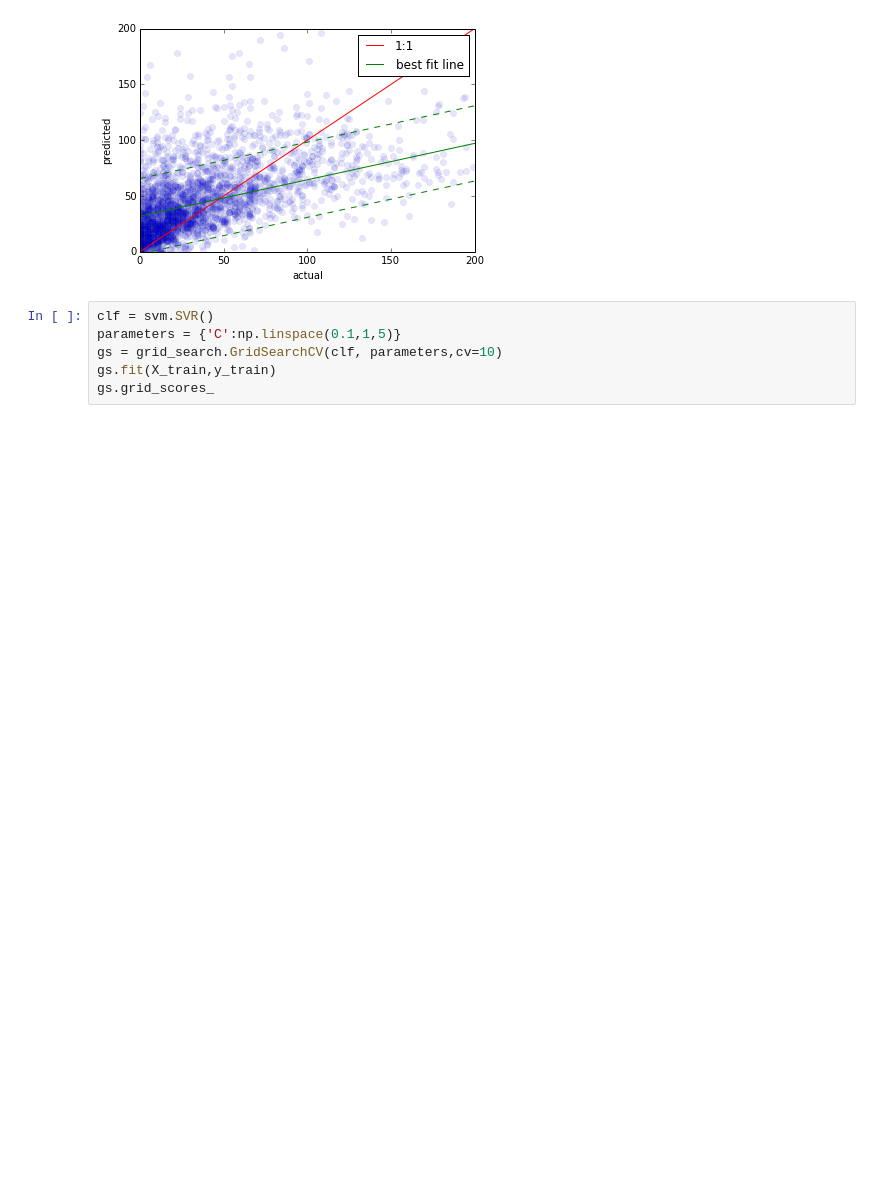
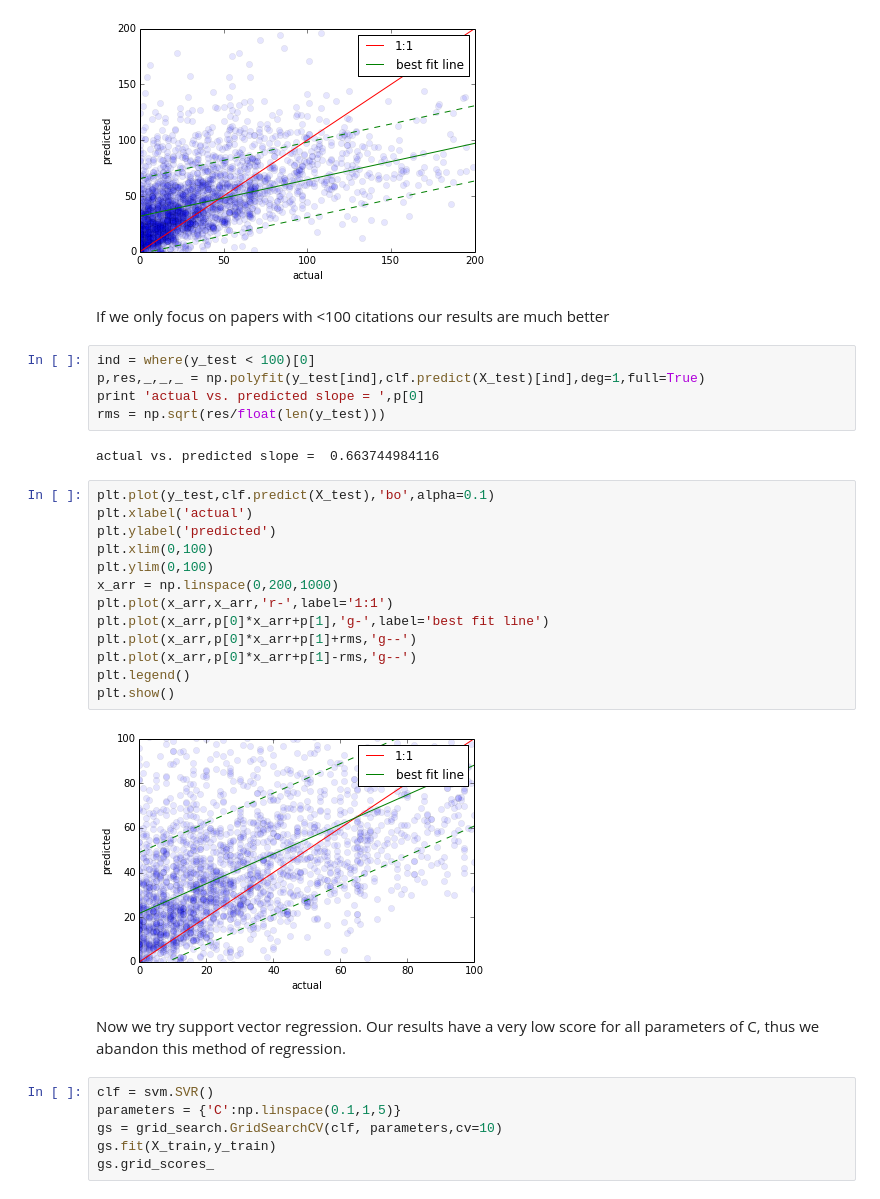
Before and after one commit to ahuja0007/team_citation, a Jupyter notebook: Georges_book.ipynb, the cells around one changed output. Cells and saved outputs as stored; diff of their text form; blank space fills up the shorter version.

```diff
--- a/Georges_book.ipynb
+++ b/Georges_book.ipynb
@@ -317,6 +261,32 @@ plt.legend()
 plt.show()
 # %% [output]
 [figure]
+# %% [markdown]
+If we only focus on papers with <100 citations our results are much better
+# %%
+ind = where(y_test < 100)[0]
+p,res,_,_,_ = np.polyfit(y_test[ind],clf.predict(X_test)[ind],deg=1,full=True)
+print 'actual vs. predicted slope = ',p[0]
+rms = np.sqrt(res/float(len(y_test)))
+# %% [output]
+actual vs. predicted slope =  0.663744984116
+# %%
+plt.plot(y_test,clf.predict(X_test),'bo',alpha=0.1)
+plt.xlabel('actual')
+plt.ylabel('predicted')
+plt.xlim(0,100)
+plt.ylim(0,100)
+x_arr = np.linspace(0,200,1000)
+plt.plot(x_arr,x_arr,'r-',label='1:1')
+plt.plot(x_arr,p[0]*x_arr+p[1],'g-',label='best fit line')
+plt.plot(x_arr,p[0]*x_arr+p[1]+rms,'g--')
+plt.plot(x_arr,p[0]*x_arr+p[1]-rms,'g--')
+plt.legend()
+plt.show()
+# %% [output]
+[figure, added]
+# %% [markdown]
+Now we try support vector regression.  Our results have a very low score for all parameters of C, thus we abandon this method of regression.
 # %%
 clf = svm.SVR()
 parameters = {'C':np.linspace(0.1,1,5)}
```
Also changed, not shown: parts of 31 cells of this notebook.
